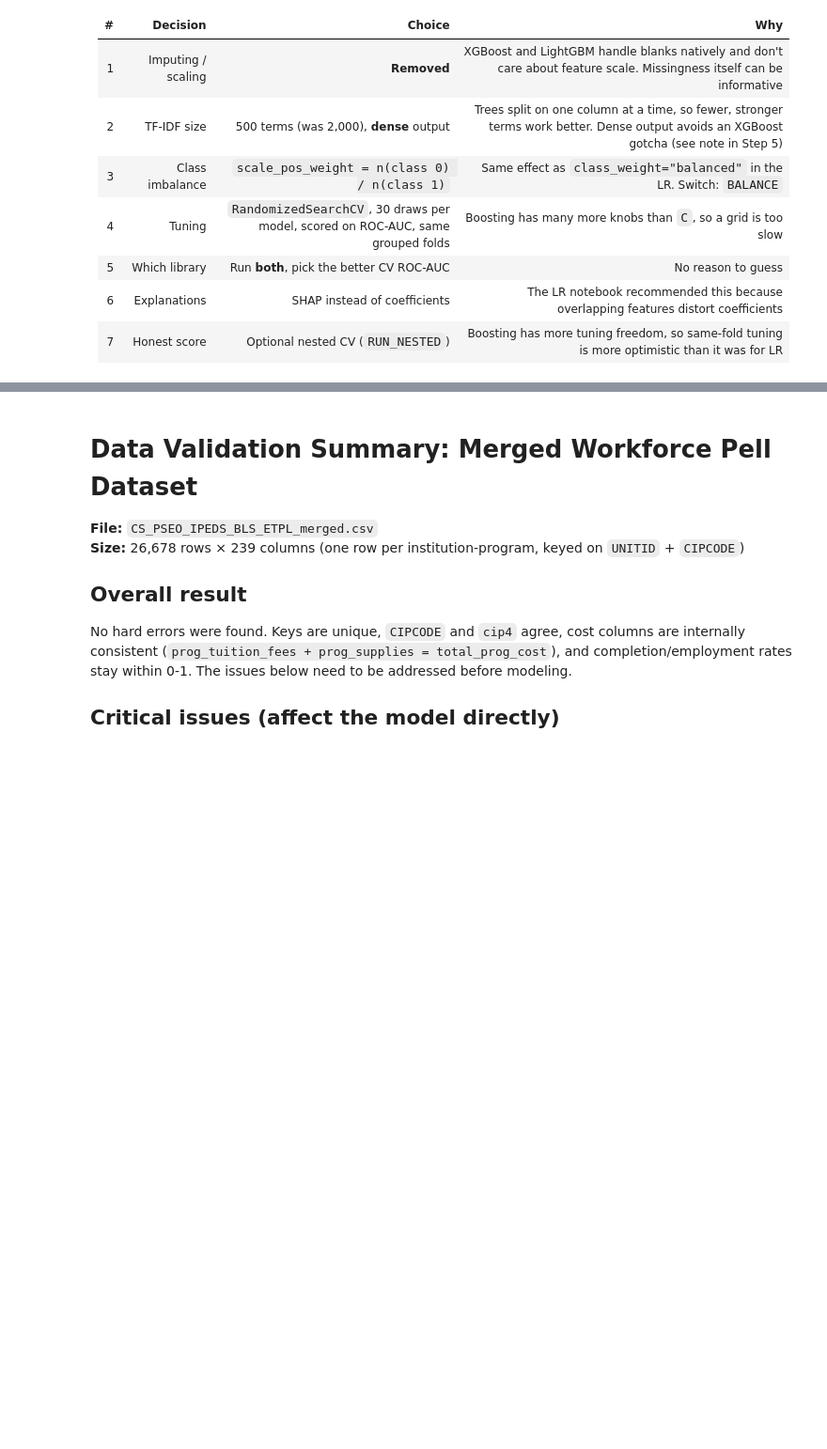
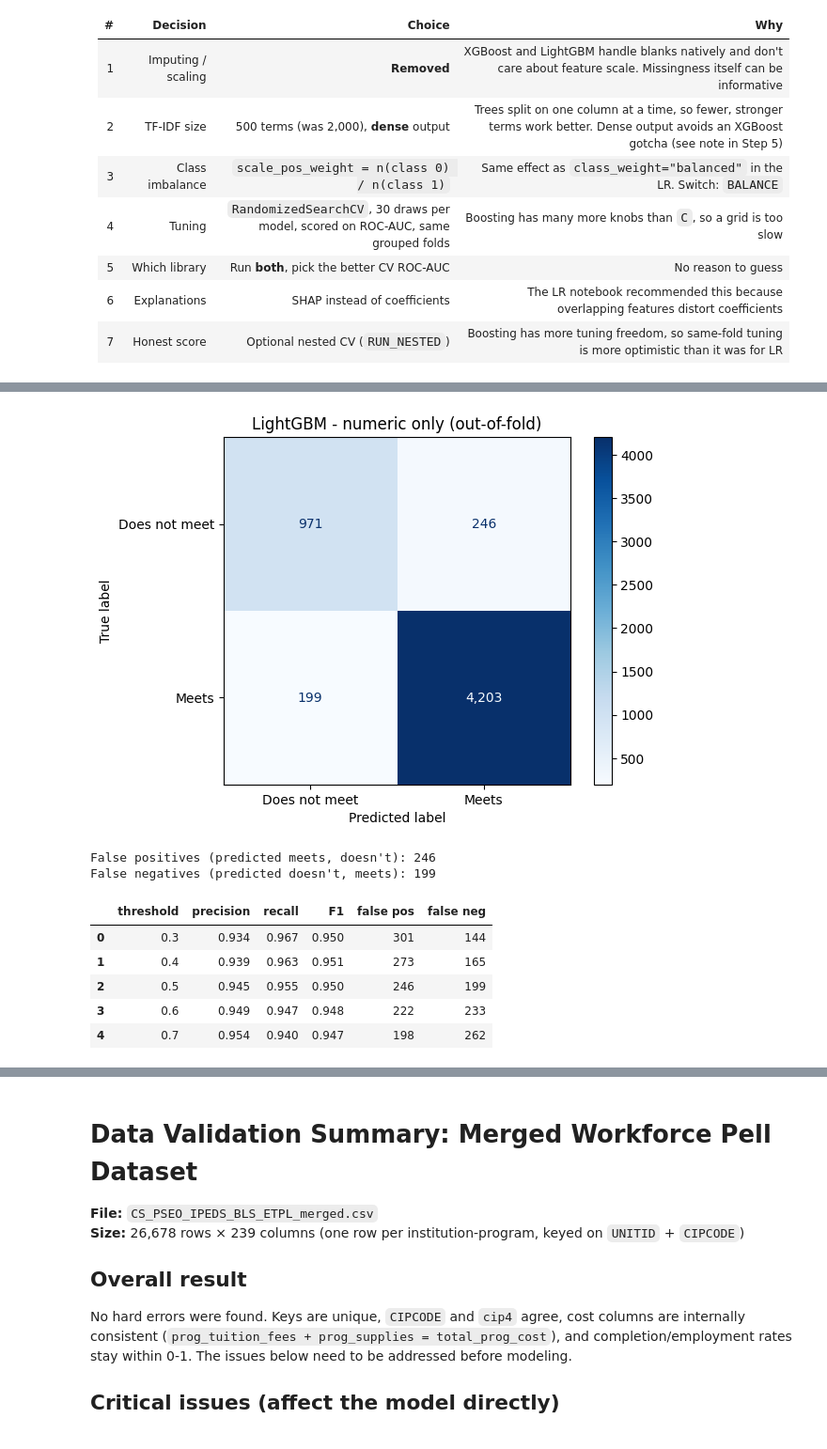
Before and after one commit to Break-Through-Tech/Sage-Road-Solutions-1A-workforce-pell-opportunity-score, a Jupyter notebook: notebooks/modeling/lgbm_xgboost/gbm.ipynb, the cells around one changed output, grey strips where cells are left out. Shown at 94% size. Saved outputs shown, nothing was run; the diff lists cells and outputs as text; code cells hidden in the pictures; blank space fills up the shorter version.

Commit message:
build Opportunity Score

```diff
--- a/notebooks/modeling/lgbm_xgboost/gbm.ipynb
+++ b/notebooks/modeling/lgbm_xgboost/gbm.ipynb
@@ -25,0 +319,4 @@ Steps 1-4 are copied unchanged: same dropped columns, same target and labeled se
+# %%
+# Column drops, leakage removal and categorical clean-up were done in feature engineering
+FEATURES = dictionary["feature"].tolist()
+print("Features in the dictionary:", len(FEATURES), "| categorical:", CATEGORICAL)
@@ -25,0 +440,12 @@ Steps 1-4 are copied unchanged: same dropped columns, same target and labeled se
+# %%
+best_params, tuning_rows = {}, []
+for name in ["xgb", "lgbm"]:
+    rs = RandomizedSearchCV(make_gbm_pipeline(name), PARAM_DIST[name], n_iter=N_ITER, cv=cv,
+                            scoring="roc_auc", n_jobs=-1, random_state=RANDOM_STATE)
+    rs.fit(X, y, groups=groups)
+    best_params[name] = rs.best_params_
+    tuning_rows.append({"model": name, "best CV ROC-AUC": round(rs.best_score_, 4),
+                        "std at best": round(rs.cv_results_["std_test_score"][rs.best_index_], 4)})
+    print(name, rs.best_params_)
+
+pd.DataFrame(tuning_rows)
@@ -25,0 +519,34 @@ Steps 1-4 are copied unchanged: same dropped columns, same target and labeled se
+# %%
+BEST_NAME, BEST_USE_TEXT = "lgbm", False
+BEST_LABEL = "LightGBM - numeric only"
+# %%
+final_model = make_gbm_pipeline(BEST_NAME, use_text=BEST_USE_TEXT, params=best_params[BEST_NAME])
+oof_prob = cross_val_predict(final_model, X, y, cv=cv, groups=groups, method="predict_proba", n_jobs=5)[:, 1]
+oof_pred = (oof_prob >= 0.5).astype(int)
+
+cm = confusion_matrix(y, oof_pred)
+ConfusionMatrixDisplay(cm, display_labels=["Does not meet", "Meets"]).plot(cmap="Blues", values_format=",")
+plt.title(f"{BEST_LABEL} (out-of-fold)")
+plt.show()
+
+tn, fp, fn, tp = cm.ravel()
+print(f"False positives (predicted meets, doesn't): {fp:,}")
+print(f"False negatives (predicted doesn't, meets): {fn:,}")
+
+rows = []
+for t in [0.3, 0.4, 0.5, 0.6, 0.7]:
+    p = (oof_prob >= t).astype(int)
+    rows.append({"threshold": t, "precision": precision_score(y, p), "recall": recall_score(y, p),
+                 "F1": f1_score(y, p), "false pos": int(((p == 1) & (y == 0)).sum()),
+                 "false neg": int(((p == 0) & (y == 1)).sum())})
+pd.DataFrame(rows).round(3)
+# %% [output]
+[figure, added]
+False positives (predicted meets, doesn't): 246
+False negatives (predicted doesn't, meets): 199
+|  | threshold | precision | recall | F1 | false pos | false neg |
+| 0 | 0.3 | 0.934 | 0.967 | 0.950 | 301 | 144 |
+| 1 | 0.4 | 0.939 | 0.963 | 0.951 | 273 | 165 |
+| 2 | 0.5 | 0.945 | 0.955 | 0.950 | 246 | 199 |
+| 3 | 0.6 | 0.949 | 0.947 | 0.948 | 222 | 233 |
+| 4 | 0.7 | 0.954 | 0.940 | 0.947 | 198 | 262 |
```
Also changed, not shown: parts of 50 cells of this notebook, 7 other files.
